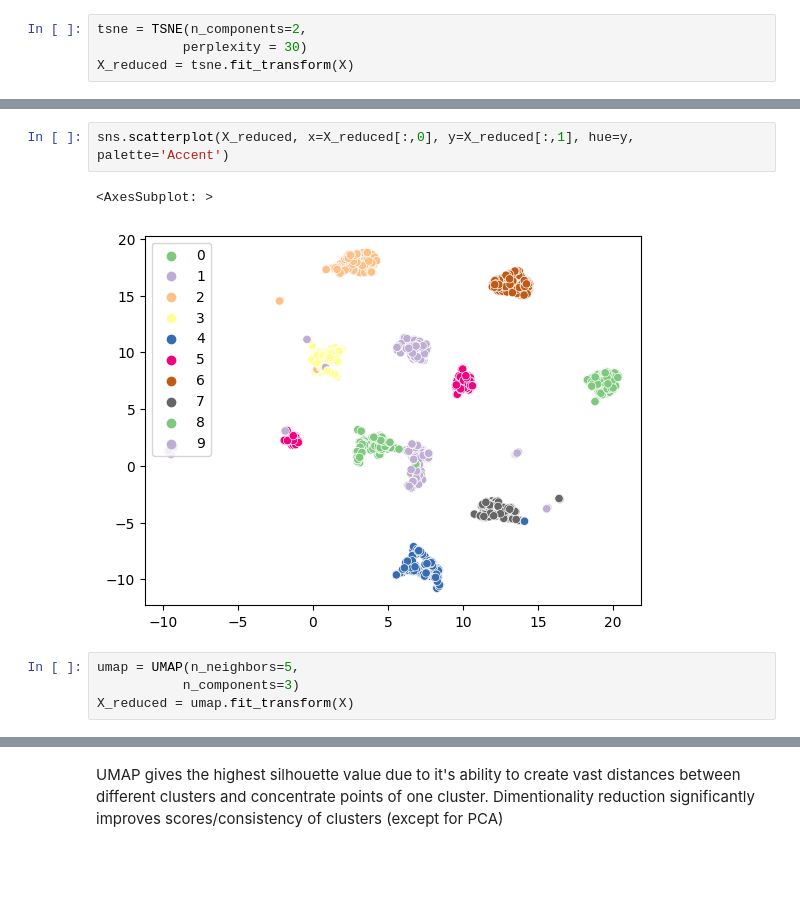
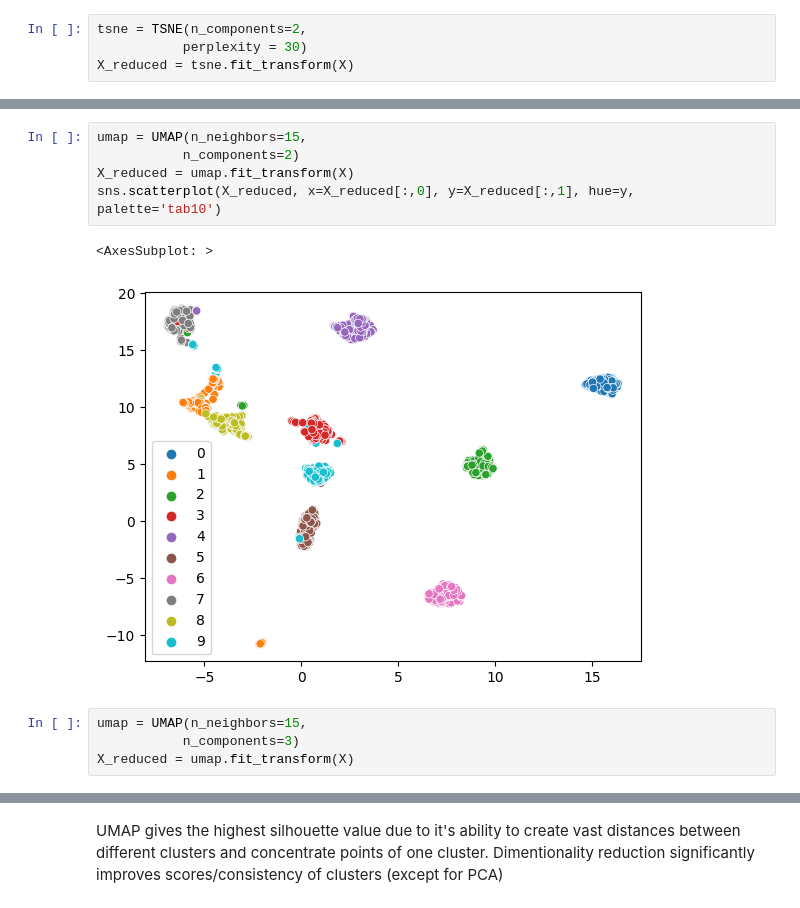
Before and after one commit to vvvvvaves/projector_ml_beginning, a Jupyter notebook: hw_unsupervised.ipynb, the cells around one changed output, grey strips where cells are left out. Drawn from its saved outputs; the diff is of its cells as text; blank space fills up the shorter version.

```diff
--- a/hw_unsupervised.ipynb
+++ b/hw_unsupervised.ipynb
@@ -281,10 +286,13 @@ X_reduced = umap.fit_transform(X)
 # %%
-sns.scatterplot(X_reduced, x=X_reduced[:,0], y=X_reduced[:,1], hue=y, palette='Accent')
+umap = UMAP(n_neighbors=15,
+           n_components=2)
+X_reduced = umap.fit_transform(X)
+sns.scatterplot(X_reduced, x=X_reduced[:,0], y=X_reduced[:,1], hue=y, palette='tab10')
 # %% [output]
 <AxesSubplot: >
-[figure, old version]
+[figure, new version]
 # %%
-umap = UMAP(n_neighbors=5,
+umap = UMAP(n_neighbors=15,
            n_components=3)
 X_reduced = umap.fit_transform(X)
 # %%
```
Also changed, not shown: parts of 26 cells of this notebook.
